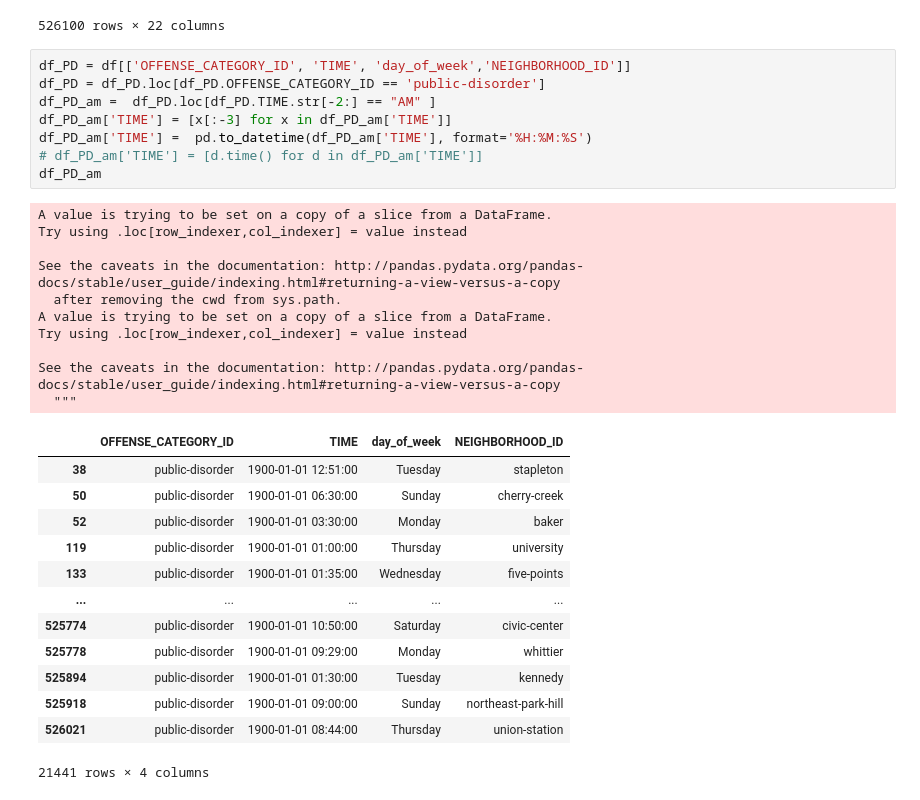
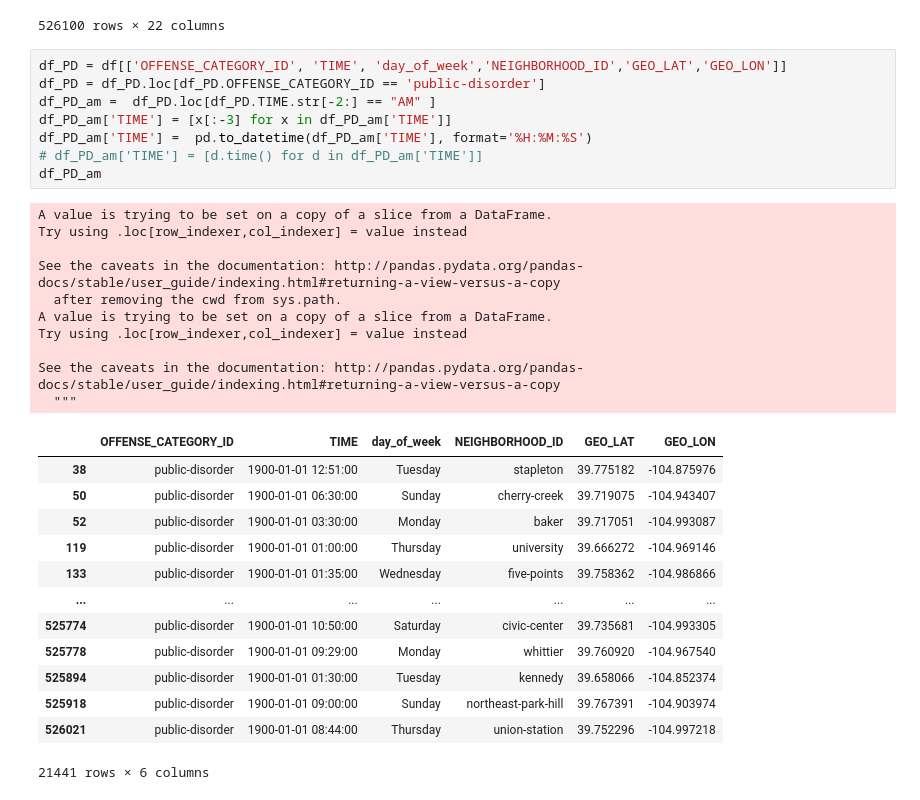
Before and after one commit to bittybueno/data-mining-project, a Jupyter notebook: Public Disorder.ipynb, the cells around one changed output. Cells and saved outputs as stored; diff of their text form.

```diff
--- a/Public Disorder.ipynb
+++ b/Public Disorder.ipynb
@@ -26,35 +26,35 @@ df
 | 526099 | 2019688475 | 2019688475220300 | 2203 | 0 | burglary-business-by-force | burglary | ... |
 526100 rows × 22 columns
 # %%
-df_PD = df[['OFFENSE_CATEGORY_ID', 'TIME', 'day_of_week','NEIGHBORHOOD_ID']]
+df_PD = df[['OFFENSE_CATEGORY_ID', 'TIME', 'day_of_week','NEIGHBORHOOD_ID','GEO_LAT','GEO_LON']]
 df_PD = df_PD.loc[df_PD.OFFENSE_CATEGORY_ID == 'public-disorder']
 df_PD_am =  df_PD.loc[df_PD.TIME.str[-2:] == "AM" ]
 df_PD_am['TIME'] = [x[:-3] for x in df_PD_am['TIME']]
 df_PD_am['TIME'] =  pd.to_datetime(df_PD_am['TIME'], format='%H:%M:%S')
 # df_PD_am['TIME'] = [d.time() for d in df_PD_am['TIME']]
 df_PD_am
 # %% [output]
 A value is trying to be set on a copy of a slice from a DataFrame.
 Try using .loc[row_indexer,col_indexer] = value instead
 
 See the caveats in the documentation: http://pandas.pydata.org/pandas-docs/stable/user_guide/indexing.html#returning-a-view-versus-a-copy
   after removing the cwd from sys.path.
 A value is trying to be set on a copy of a slice from a DataFrame.
 Try using .loc[row_indexer,col_indexer] = value instead
 
 See the caveats in the documentation: http://pandas.pydata.org/pandas-docs/stable/user_guide/indexing.html#returning-a-view-versus-a-copy
   """
-|  | OFFENSE_CATEGORY_ID | TIME | day_of_week | NEIGHBORHOOD_ID |
-| 38 | public-disorder | 1900-01-01 12:51:00 | Tuesday | stapleton |
-| 50 | public-disorder | 1900-01-01 06:30:00 | Sunday | cherry-creek |
-| 52 | public-disorder | 1900-01-01 03:30:00 | Monday | baker |
-| 119 | public-disorder | 1900-01-01 01:00:00 | Thursday | university |
-| 133 | public-disorder | 1900-01-01 01:35:00 | Wednesday | five-points |
-| ... | ... | ... | ... | ... |
-| 525774 | public-disorder | 1900-01-01 10:50:00 | Saturday | civic-center |
-| 525778 | public-disorder | 1900-01-01 09:29:00 | Monday | whittier |
-| 525894 | public-disorder | 1900-01-01 01:30:00 | Tuesday | kennedy |
-| 525918 | public-disorder | 1900-01-01 09:00:00 | Sunday | northeast-park-hill |
-| 526021 | public-disorder | 1900-01-01 08:44:00 | Thursday | union-station |
+|  | OFFENSE_CATEGORY_ID | TIME | day_of_week | NEIGHBORHOOD_ID | GEO_LAT | GEO_LON |
+| 38 | public-disorder | 1900-01-01 12:51:00 | Tuesday | stapleton | 39.775182 | -104.875976 |
+| 50 | public-disorder | 1900-01-01 06:30:00 | Sunday | cherry-creek | 39.719075 | -104.943407 |
+| 52 | public-disorder | 1900-01-01 03:30:00 | Monday | baker | 39.717051 | -104.993087 |
+| 119 | public-disorder | 1900-01-01 01:00:00 | Thursday | university | 39.666272 | -104.969146 |
+| 133 | public-disorder | 1900-01-01 01:35:00 | Wednesday | five-points | 39.758362 | -104.986866 |
+| ... | ... | ... | ... | ... | ... | ... |
+| 525774 | public-disorder | 1900-01-01 10:50:00 | Saturday | civic-center | 39.735681 | -104.993305 |
+| 525778 | public-disorder | 1900-01-01 09:29:00 | Monday | whittier | 39.760920 | -104.967540 |
+| 525894 | public-disorder | 1900-01-01 01:30:00 | Tuesday | kennedy | 39.658066 | -104.852374 |
+| 525918 | public-disorder | 1900-01-01 09:00:00 | Sunday | northeast-park-hill | 39.767391 | -104.903974 |
+| 526021 | public-disorder | 1900-01-01 08:44:00 | Thursday | union-station | 39.752296 | -104.997218 |
-21441 rows × 4 columns
+21441 rows × 6 columns
 # %%
```
Also changed, not shown: parts of 5 cells of this notebook, 20 other files.
